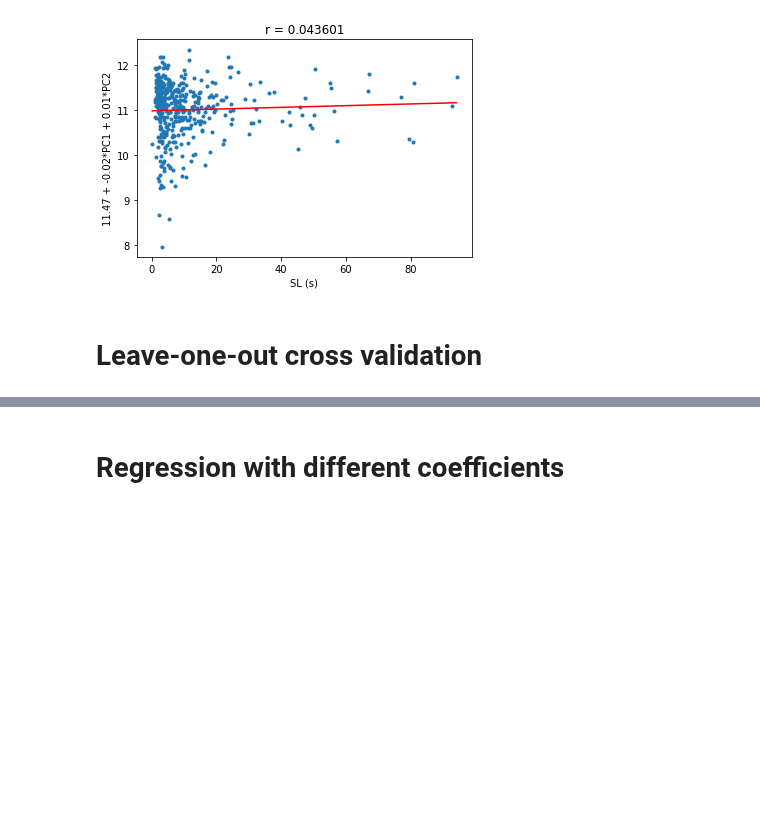
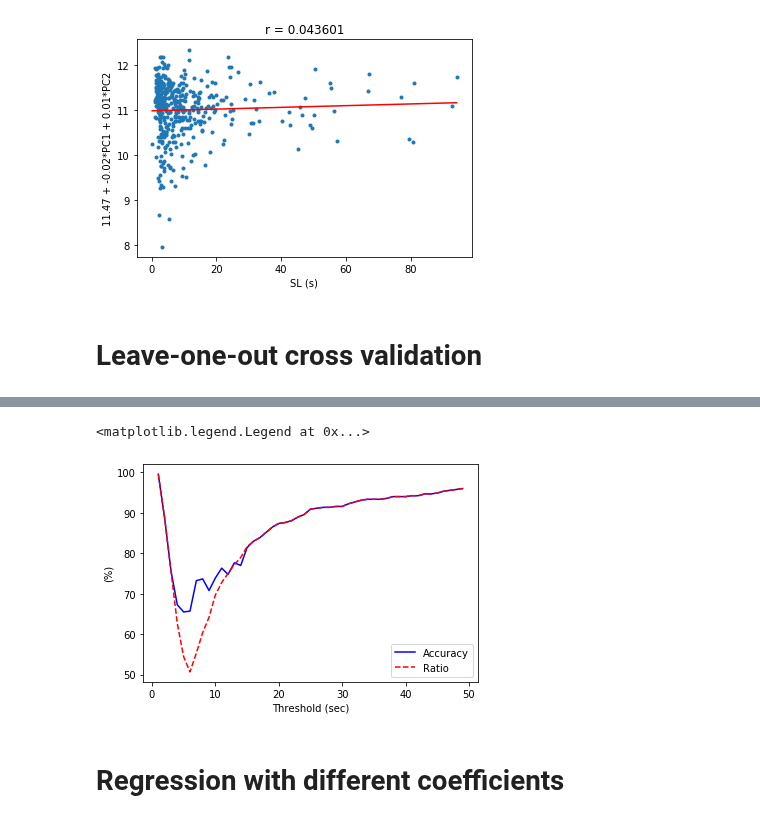
Before and after one commit to hundredball/Math24, a Jupyter notebook: Ginny_ERSP/ERSP_binary_classification.ipynb, the cells around one changed output, grey strips where cells are left out. Saved outputs shown, nothing was run; the diff lists cells and outputs as text; code cells hidden in the pictures; blank space fills up the shorter version.

```diff
--- a/Ginny_ERSP/ERSP_binary_classification.ipynb
+++ b/Ginny_ERSP/ERSP_binary_classification.ipynb
@@ -352,3 +311,16 @@ Testing accuracy: 92.699115
+# %%
+ratios = []
+for threshold in thresholds:
+    ratio = max(np.sum(SLs<=threshold), np.sum(SLs>threshold))/len(SLs)
+    ratios.append(ratio*100)
+# %%
+plt.plot(thresholds, test_acc_SL, 'b-', thresholds, ratios, 'r--')
+plt.xlabel('Threshold (sec)')
+plt.ylabel('(%)')
+plt.legend(('Accuracy', 'Ratio'))
+# %% [output]
+<matplotlib.legend.Legend at 0x...>
+[figure, added]
 # %% [markdown]
 # Regression with different coefficients
 # %%
```
Also changed, not shown: parts of 18 cells of this notebook, 2 other files.
